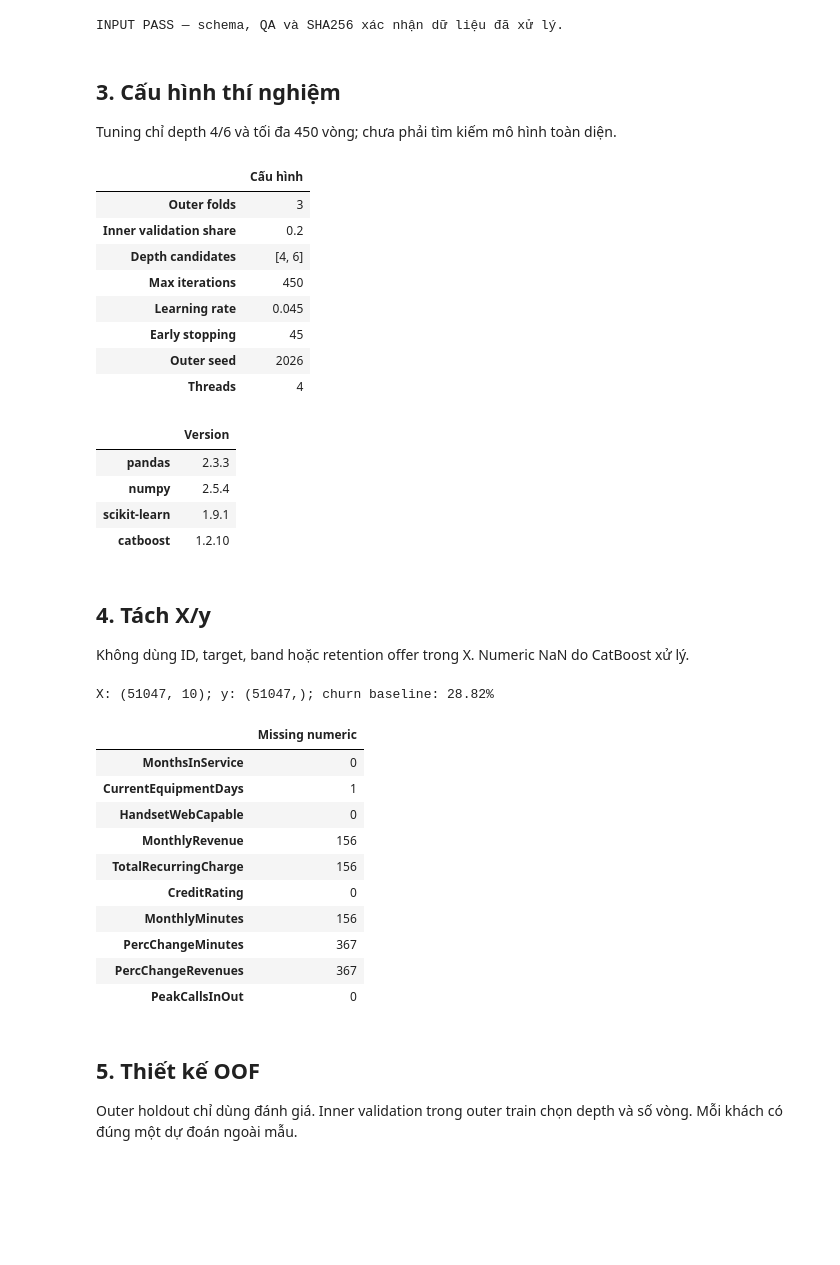
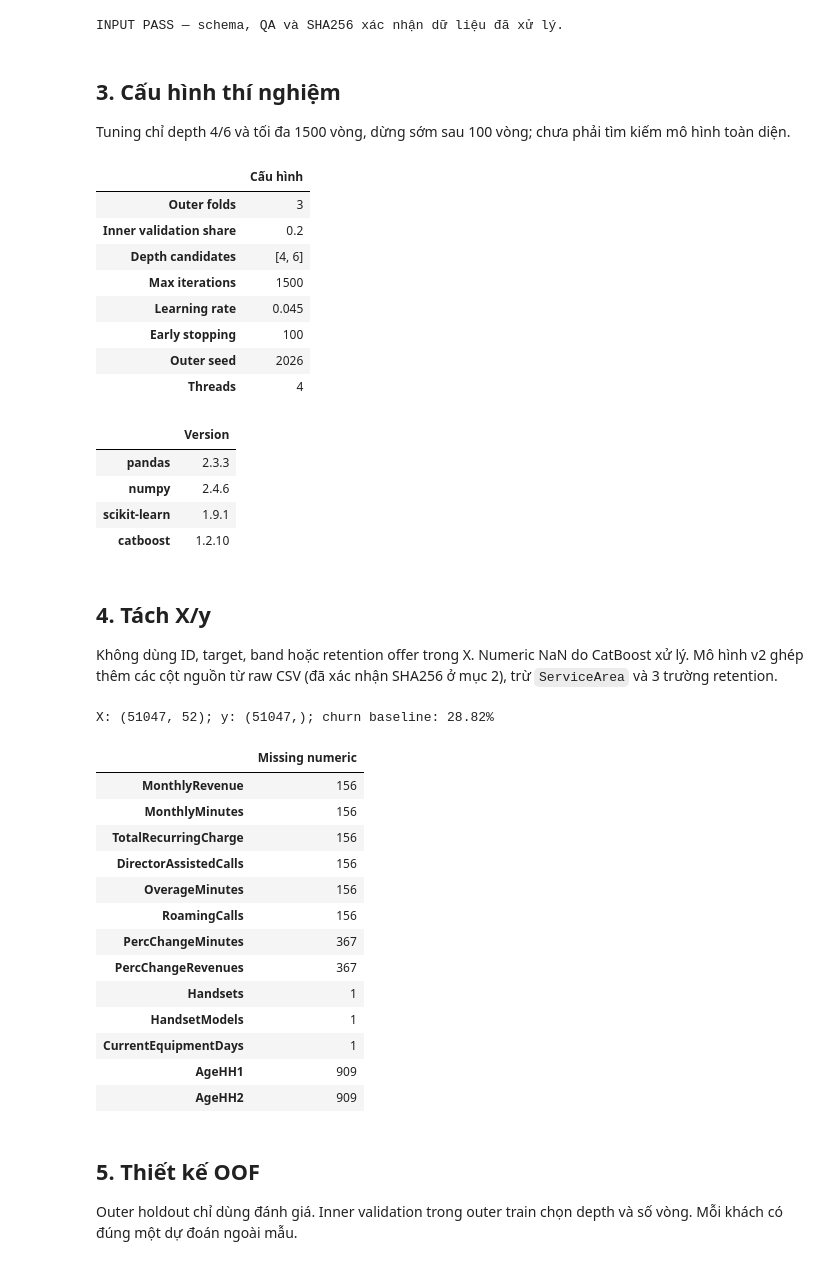
Before and after one commit to quynhf21/truc_quan, a Jupyter notebook: work/pipeline/03_model_training_and_evaluation.ipynb, the cells around one changed output. Cells and saved outputs as stored; diff of their text form; code cells hidden in the pictures; blank space fills up the shorter version.

```diff
--- a/work/pipeline/03_model_training_and_evaluation.ipynb
+++ b/work/pipeline/03_model_training_and_evaluation.ipynb
@@ -124,13 +121,13 @@ print("INPUT PASS — schema, QA và SHA256 xác nhận dữ liệu đã xử l
 INPUT PASS — schema, QA và SHA256 xác nhận dữ liệu đã xử lý.
 # %% [markdown]
 ## 3. Cấu hình thí nghiệm
-Tuning chỉ depth 4/6 và tối đa 450 vòng; chưa phải tìm kiếm mô hình toàn diện.
+Tuning chỉ depth 4/6 và tối đa 1500 vòng, dừng sớm sau 100 vòng; chưa phải tìm kiếm mô hình toàn diện.
 # %%
 OUTER_SEED = 2026
 DEPTH_CANDIDATES = [4, 6]
-MAX_ITERATIONS = 450
+MAX_ITERATIONS = 1500
 LEARNING_RATE = 0.045
-EARLY_STOPPING = 45
+EARLY_STOPPING = 100
 THREAD_COUNT = 4
 plt.rcParams.update({"figure.figsize": (10, 4), "font.size": 10})
 display(pd.Series({
@@ -148,41 +145,59 @@ display(pd.Series({
 | Outer folds | 3 |
 | Inner validation share | 0.2 |
 | Depth candidates | [4, 6] |
-| Max iterations | 450 |
+| Max iterations | 1500 |
 | Learning rate | 0.045 |
-| Early stopping | 45 |
+| Early stopping | 100 |
 | Outer seed | 2026 |
 | Threads | 4 |
 |  | Version |
 | pandas | 2.3.3 |
-| numpy | 2.5.4 |
+| numpy | 2.4.6 |
 | scikit-learn | 1.9.1 |
 | catboost | 1.2.10 |
 # %% [markdown]
 ## 4. Tách X/y
 Không dùng ID, target, band hoặc retention offer trong X. Numeric NaN do CatBoost xử lý.
+Mô hình v2 ghép thêm các cột nguồn từ raw CSV (đã xác nhận SHA256 ở mục 2), trừ `ServiceArea` và 3 trường retention.
 # %%
-X = data[FEATURES].copy()
-for column in CATEGORICAL:
-    X[column] = X[column].astype(str)
+# Mô hình v2: mọi cột nguồn trừ ID/target, ServiceArea (theo contract) và 3 trường retention (nguy cơ leakage).
+EXCLUDE_FROM_MODEL = [
+    "CustomerID", "Churn", "ServiceArea",
+    "RetentionCalls", "RetentionOffersAccepted", "MadeCallToRetentionTeam",
+]
+raw_source = pd.read_csv(source_path, na_values=["NA"])
+MODEL_FEATURES = [c for c in raw_source.columns if c not in EXCLUDE_FROM_MODEL]
+MODEL_CATEGORICAL = [c for c in MODEL_FEATURES if raw_source[c].dtype == object]
+extra = raw_source[["CustomerID", *[c for c in MODEL_FEATURES if c not in data.columns]]].copy()
+extra["CustomerID"] = extra.CustomerID.astype(str).astype(data.CustomerID.dtype)
+X = data[["CustomerID", *[c for c in MODEL_FEATURES if c in data.columns]]].merge(
+    extra, on="CustomerID", how="left", validate="one_to_one",
+)
+if len(X) != len(data) or not (X.CustomerID.to_numpy() == data.CustomerID.to_numpy()).all():
+    raise ValueError("Ghép cột nguồn làm lệch thứ tự khách.")
+X = X[MODEL_FEATURES].copy()
+X[MODEL_CATEGORICAL] = X[MODEL_CATEGORICAL].fillna("Unknown").astype(str)
 y = data.Churn.astype(int).to_numpy()
 if "CustomerID" in X or "Churn" in X or set(y) != {0, 1}:
     raise ValueError("X/y sai hợp đồng.")
 print(f"X: {X.shape}; y: {y.shape}; churn baseline: {y.mean():.2%}")
-display(X.isna().sum().to_frame("Missing numeric"))
+display(X.isna().sum().loc[lambda s: s.gt(0)].to_frame("Missing numeric"))
 # %% [output]
-X: (51047, 10); y: (51047,); churn baseline: 28.82%
+X: (51047, 52); y: (51047,); churn baseline: 28.82%
 |  | Missing numeric |
-| MonthsInService | 0 |
-| CurrentEquipmentDays | 1 |
-| HandsetWebCapable | 0 |
 | MonthlyRevenue | 156 |
+| MonthlyMinutes | 156 |
 | TotalRecurringCharge | 156 |
-| CreditRating | 0 |
-| MonthlyMinutes | 156 |
+| DirectorAssistedCalls | 156 |
+| OverageMinutes | 156 |
+| RoamingCalls | 156 |
 | PercChangeMinutes | 367 |
 | PercChangeRevenues | 367 |
-| PeakCallsInOut | 0 |
+| Handsets | 1 |
+| HandsetModels | 1 |
+| CurrentEquipmentDays | 1 |
+| AgeHH1 | 909 |
+| AgeHH2 | 909 |
 # %% [markdown]
 ## 5. Thiết kế OOF
 Outer holdout chỉ dùng đánh giá. Inner validation trong outer train chọn depth và số vòng. Mỗi khách có đúng một dự đoán ngoài mẫu.
```
Also changed, not shown: parts of 12 cells of this notebook, 14 other files.
